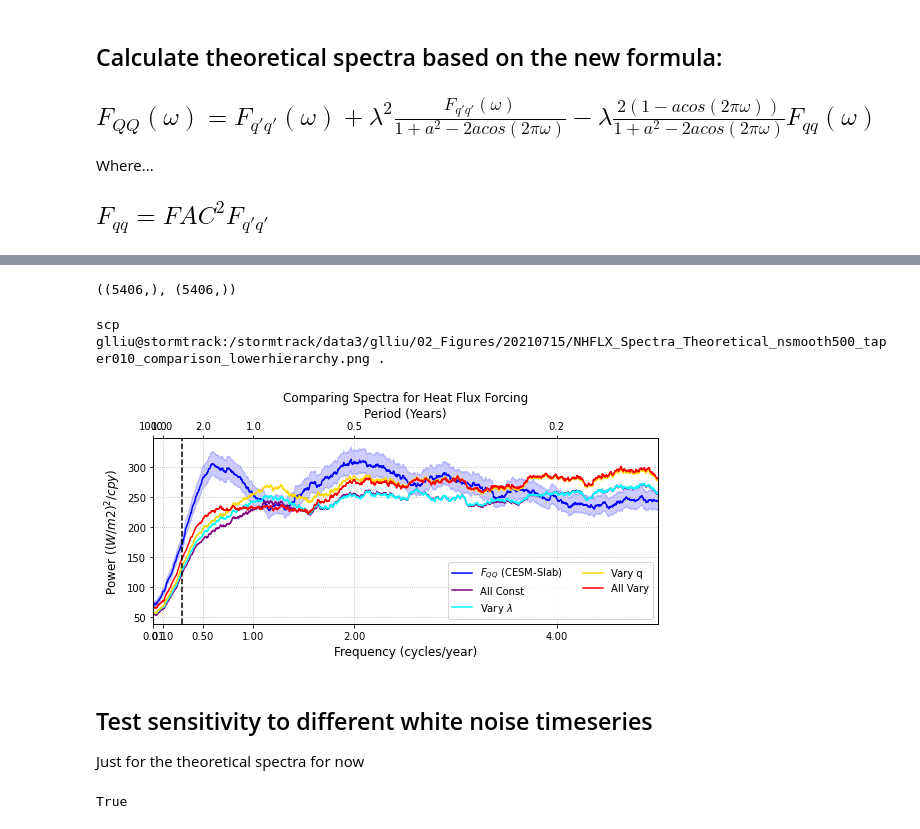
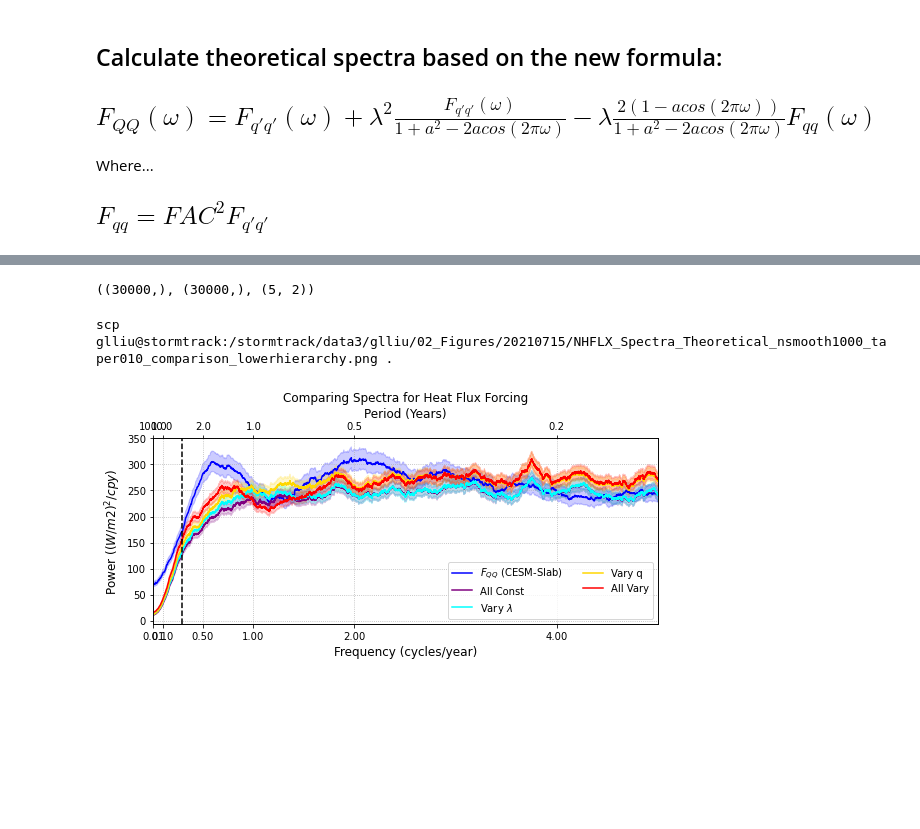
Before and after one commit to glennliu265/stochmod, a Jupyter notebook: analysis/compare_spectra_theoretical_final.ipynb, the cells around one changed output, grey strips where cells are left out. Saved outputs shown, nothing was run; the diff lists cells and outputs as text; code cells hidden in the pictures; blank space fills up the shorter version.

```diff
--- a/analysis/compare_spectra_theoretical_final.ipynb
+++ b/analysis/compare_spectra_theoretical_final.ipynb
@@ -446,6 +452,6 @@ Variance(Q(t)) is 1526.407712
 # %%
 # Calculate the spectra of each one
-nsm     = 500
+nsm     = 1000
 nsmooth = np.ones(5)*nsm
 pct     = 0.1
 
@@ -481,6 +489,10 @@ Warning, window does not sum to 1!
 # Investigate difference between theoretical spectra and CESM-SLAB $F_{QQ}$
 # %%
 # Spectral Estimation Parameters
+nsm     = 500
+nsmooth = [500,500,nsm,nsm,500]
+pct     = 0.1
+
 invars1 = [Ta,Qa,q_ori_units,q_mon,Qafull] # Variables to estimate power spectra from
 
 # Calculate the spectra
@@ -615,13 +629,14 @@ nplot=len(freqs)
 ecolors  = ["gray","blue","orange","cyan","purple"]
 enames   = ["T","$F_{QQ}$ (CESM-Slab)","$F_{qq}$ (SM, Const)","$F_{qq}$ (Applied, Vary)","$F_{QQ}$ (CESM-Full)"]
 
-stcolors = ["purple","orange","cyan","green","red"]
-stnames  = ["$F_{QQ}$ (SM,Vary)","$F_{damping}$ (SM)","$F_{qq}$ (SM)","F_{\lambdaT(t)}","$F_{QQ}$ (SM)"]
+stcolors = ["purple","cyan","orange","green","red"]
+stnames  = ["$F_{QQ}$ (SM,Vary)","$F_{damping}$ (SM)","$F_{qq}$ (SM)",r"$F_{\lambda T}$","$F_{QQ}$ (SM)"]
 
 fig,ax = plt.subplots(1,1,figsize=(8,4))
 
-for n in [1,2]:
-    ax.plot(freqs[n]*plotdt,specs[n]/plotdt,color=ecolors[n],label=enames[n])
+for n in [1]:
+    ln_lab = "%s (%.2f W/m2)" % (enames[n],np.var(cesmvars[n]))
+    ax.plot(freqs[n]*plotdt,specs[n]/plotdt,color=ecolors[n],label=ln_lab)
 
     if plotconf:
         lower,upper = bnds[n]
@@ -633,8 +648,9 @@ for n in [1,2]:
 #ax.plot(omega*plotdt,Qth_mon/plotdt,color="magenta",ls='dotted',label="Theoretical $F_{QQ}$ (old)")
 ax.plot(freqs[2]*plotdt,F_ZZ*ratios/plotdt,color="magenta",ls='dashed',label="Theoretical $F_{QQ} (new)$")
 
-for n in [4]:
-    ax.plot(stfreqs[n]*plotdt,stspecs[n]/plotdt,color=stcolors[n],label=stnames[n])
+for n in [2,3,4]:
+    ln_lab = "%s (%.2f W/m2)" % (stnames[n],np.var(stochspec[n]))
+    ax.plot(stfreqs[n]*plotdt,stspecs[n]/plotdt,color=stcolors[n],label=ln_lab)
 
     if plotconf:
         lower,upper = stbnds[n]
@@ -644,8 +660,8 @@ for n in [4]:
                                        label="")
 
 
-khalf = np.argmax(Qth_mon/specs[3]>0.5)
-ax.axvline(freqs[3][khalf]*plotdt,color='k',ls='dashed')
+#khalf = np.argmax(Qth_mon/specs[3]>0.5)
+#ax.axvline(freqs[3][khalf]*plotdt,color='k',ls='dashed')
 
 # Set Labels
 ax.set_ylabel("Power ($(W/m2)^{2} / cpy$)",fontsize=12)
@@ -660,7 +676,7 @@ htax.set_xticklabels(xtkl)
 # Set axis limits
 ax.set_xlim(xlm)
 htax.set_xlim(xlm)
-ax.legend(fontsize=10,ncol=2)
+ax.legend(fontsize=7.5,ncol=1)
 
 locstring = "30W, 50N"
 ax.set_title("Comparing Spectra for Heat Flux Forcing")
@@ -879,5 +915,6 @@ Uses the above script, run for cases where qvary and lbdvary are turned on and o
 # %%
 
-flist = glob.glob("/stormtrack/data3/glliu/01_Data/02_AMV_Project/02_stochmod/Scrap/spectra_varyexp/*.npz")
+searchpath = "/stormtrack/data3/glliu/01_Data/02_AMV_Project/02_stochmod/Scrap/spectra_varyexp/qvary_009_ampq/"
+flist = glob.glob(searchpath+"*.npz")
 print(flist)
 # %% [output]
@@ -908,9 +945,10 @@ Wall time: 23.8 ms
-# %%
-e = 0
-plotnum = 4
-efreqs[e][plotnum].shape,especs[e][plotnum].shape
-# %% [output]
-((5406,), (5406,))
+# %%
+e = 0
+plotnum = 4
+
+efreqs[e][plotnum].shape,especs[e][plotnum].shape,ebnds[e].shape
+# %% [output]
+((30000,), (30000,), (5, 2))
 # %%
 # Plot spectra together, linear-linear
 
@@ -948,7 +986,7 @@ for n in [1]:
                                        label="")
 
 
-for e in range(len(flist)):
+for e in [0,1,2,3]:#range(len(flist)):
 
     ax.plot(efreqs[e][plotnum]*plotdt,especs[e][plotnum]/plotdt,color=ecolors2[e],label=enames2[e])
 
@@ -958,49 +996,41 @@ for e in range(len(flist)):
 # for n in [4]:
 #     ax.plot(stfreqs[n]*plotdt,stspecs[n]/plotdt,color=stcolors[n],label=stnames[n])
 
-#     if plotconf:
-#         lower,upper = stbnds[n]
-#         cobj = ax.fill_between(stfreqs[n]*plotdt,lower*stspecs[n]/plotdt,
-#                                        upper*stspecs[n]/plotdt,
-#                                        alpha=0.20,color=stcolors[n],
-#                                        label="")
+    if plotconf:
+        lower,upper = ebnds[e][plotnum]
+        cobj = ax.fill_between(efreqs[e][plotnum]*plotdt,lower*especs[e][plotnum]/plotdt,
+                                       upper*especs[e][plotnum]/plotdt,
+                                       alpha=0.20,color=ecolors2[e],
+                                       label="")
 
 
 khalf = np.argmax(Qth_mon/specs[3]>0.5)
 ax.axvline(freqs[3][khalf]*plotdt,color='k',ls='dashed')
 
 # Set Labels
 ax.set_ylabel("Power ($(W/m2)^{2} / cpy$)",fontsize=12)
 ax.set_xlabel("Frequency (cycles/year)",fontsize=12)
 htax = viz.twin_freqaxis(ax,freqs[1],"Years",plotdt,mode='lin-lin',xtick=xtick)
 
 # Set upper x-axis ticks
 xtick2 = htax.get_xticks()
 xtkl   = ["%.1f" % (1/x) for x in xtick2]
 htax.set_xticklabels(xtkl)
 
 # Set axis limits
 ax.set_xlim(xlm)
 htax.set_xlim(xlm)
 ax.legend(fontsize=10,ncol=2)
 
 locstring = "30W, 50N"
 ax.set_title("Comparing Spectra for Heat Flux Forcing")
 ax.grid(True,which='both',ls='dotted')
 plt.tight_layout()
 
 savename = "%sNHFLX_Spectra_Theoretical_nsmooth%i_taper%03i_comparison_lowerhierarchy.png"%(outpath,nsmooth[1],pct*100)
 plt.savefig(savename,dpi=200)
 
 print("scp glliu@stormtrack:%s ."%(savename))
 # %% [output]
-scp glliu@stormtrack:/stormtrack/data3/glliu/02_Figures/20210715/NHFLX_Spectra_Theoretical_nsmooth500_taper010_comparison_lowerhierarchy.png .
+scp glliu@stormtrack:/stormtrack/data3/glliu/02_Figures/20210715/NHFLX_Spectra_Theoretical_nsmooth1000_taper010_comparison_lowerhierarchy.png .
-[figure, old version]
+[figure, new version]
-# %% [markdown]
-## Test sensitivity to different white noise timeseries
-
-Just for the theoretical spectra for now
-# %%
-qvary
-# %% [output]
-True
```
Also changed, not shown: parts of 42 cells of this notebook.
